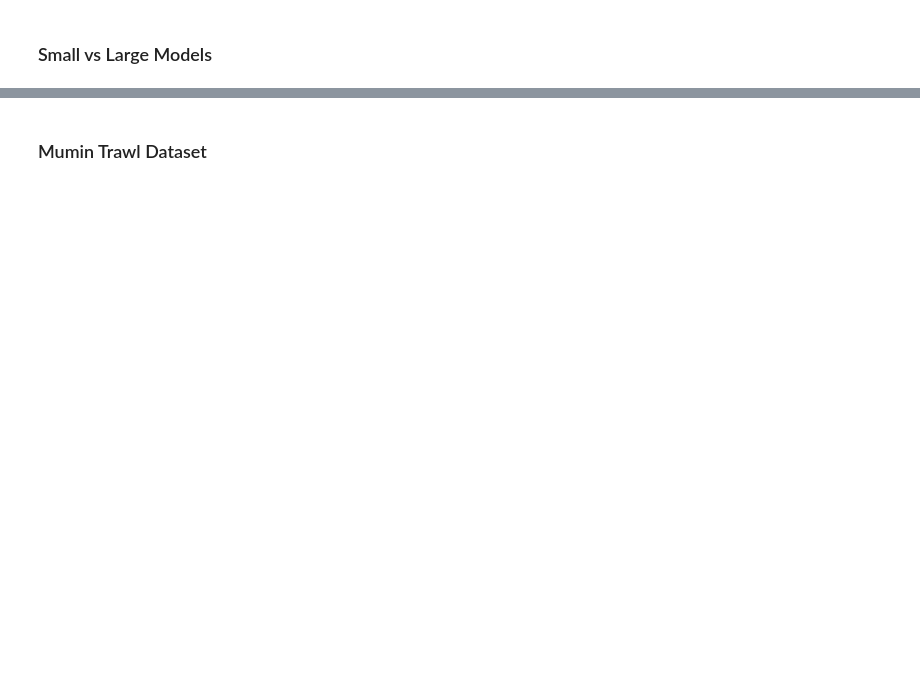
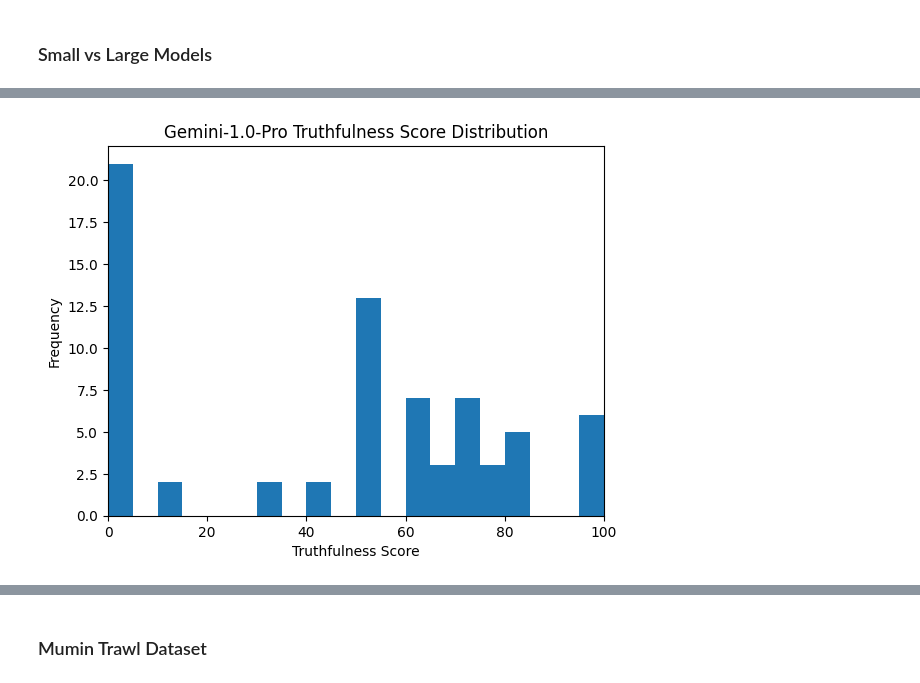
Before and after one commit to TheFloatingString/llm-misinfo-eval, a Jupyter notebook: notebooks/gemini_eval.ipynb, the cells around one changed output, grey strips where cells are left out. Saved outputs shown, nothing was run; the diff lists cells and outputs as text; code cells hidden in the pictures; blank space fills up the shorter version.

```diff
--- a/notebooks/gemini_eval.ipynb
+++ b/notebooks/gemini_eval.ipynb
@@ -124,4 +124,8 @@ df_results_prompt_1.head()
 print(df_results_prompt_1.shape)
 # %% [output]
 (72, 2)
+# %%
+import numpy as np
+df_processed = df_results_prompt_1.drop(df_results_prompt_1[df_results_prompt_1.trueLabel.isin(['complicated/hard to categorise', 'other', np.nan])].index)
+df_processed = df_processed.reset_index()
 # %%
@@ -304,0 +367,12 @@ weighted avg       0.86      0.65      0.70        37
+# %%
+# df_processed['modelResp'].hist(bins=20)
+
+import matplotlib.pyplot as plt
+plt.hist(df_processed['modelResp'].values, bins=20)
+plt.title("Gemini-1.0-Pro Truthfulness Score Distribution")
+plt.xlim(0,100)
+plt.ylabel("Frequency")
+plt.xlabel("Truthfulness Score")
+plt.show()
+# %% [output]
+[figure, added]
```
Also changed, not shown: parts of 16 cells of this notebook, 3 other files.
